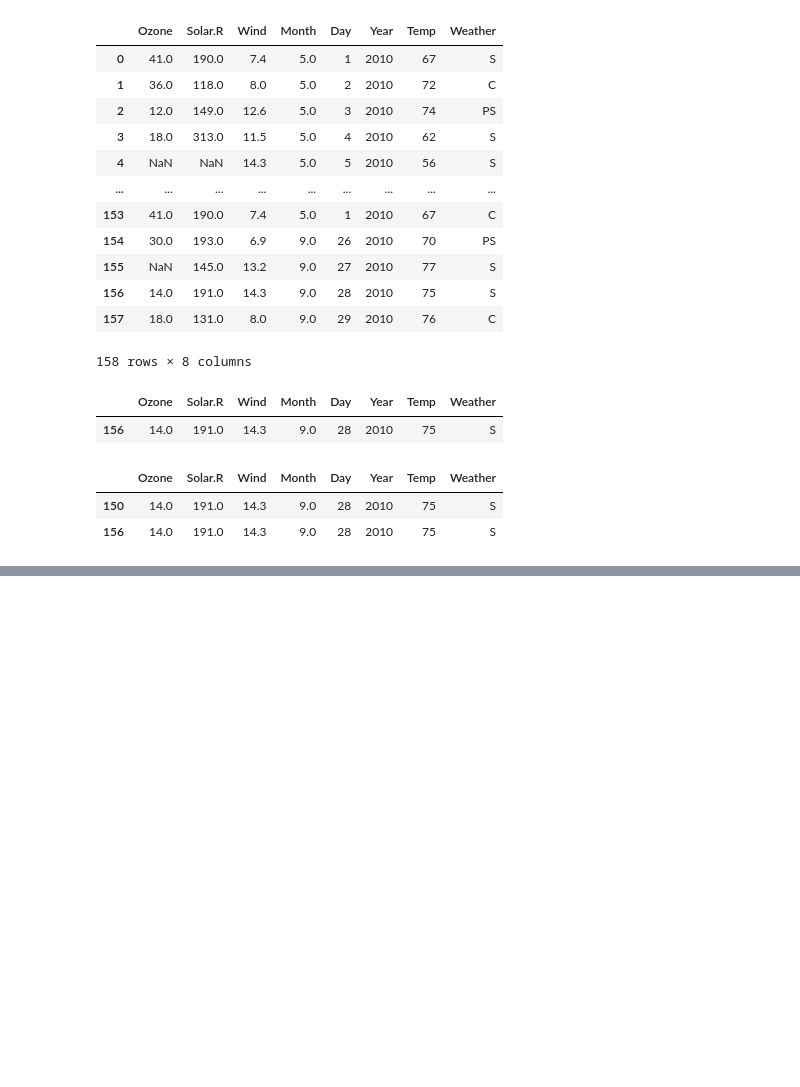
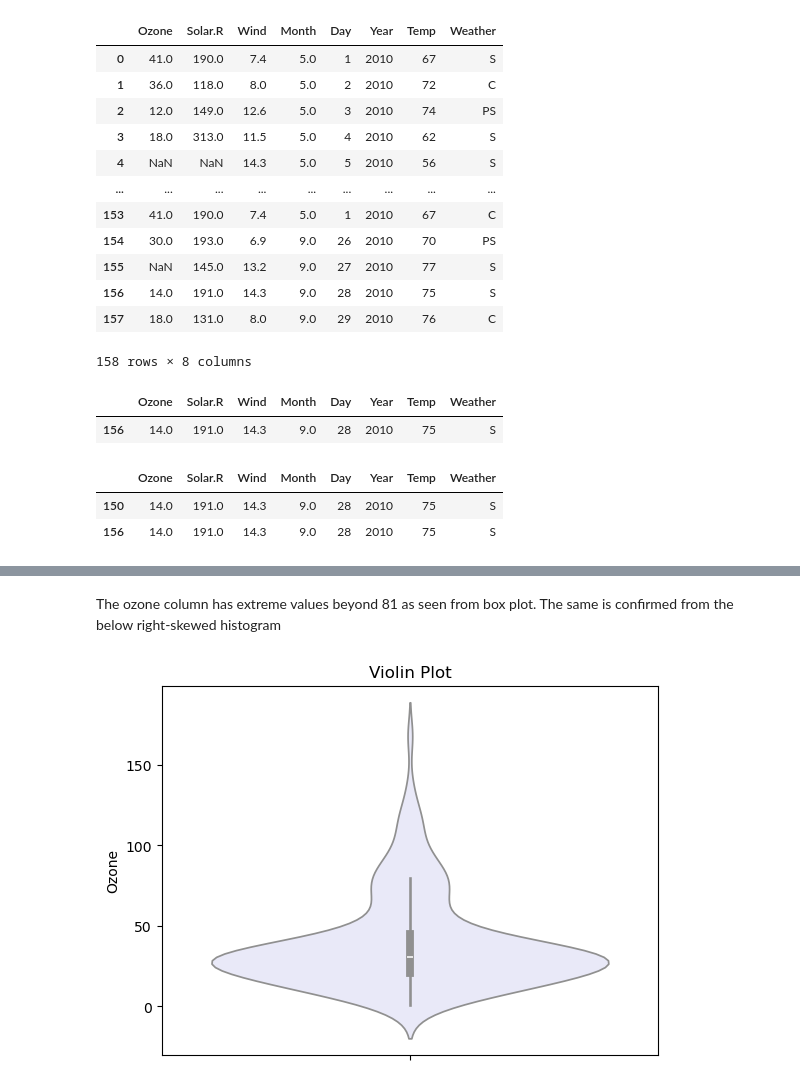
Before and after one commit to harika-165/harika_gamma-165, a Jupyter notebook: EDA.ipynb, the cells around one changed output, grey strips where cells are left out. Cells and saved outputs as stored; diff of their text form; code cells hidden in the pictures; blank space fills up the shorter version.

```diff
--- a/EDA.ipynb
+++ b/EDA.ipynb
@@ -162,0 +324,10 @@ data1[data1.duplicated(keep=False)]
+# %% [markdown]
+The ozone column has extreme values beyond 81 as seen from box plot.
+The same is confirmed from the below right-skewed histogram
+# %%
+#Create a figure for violin plot
+sns.violinplot(data=data1["Ozone"],color='lavender')
+plt.title("Violin Plot")
+plt.show()
+# %% [output]
+[figure, added]
```
Also changed, not shown: parts of 18 cells of this notebook.
